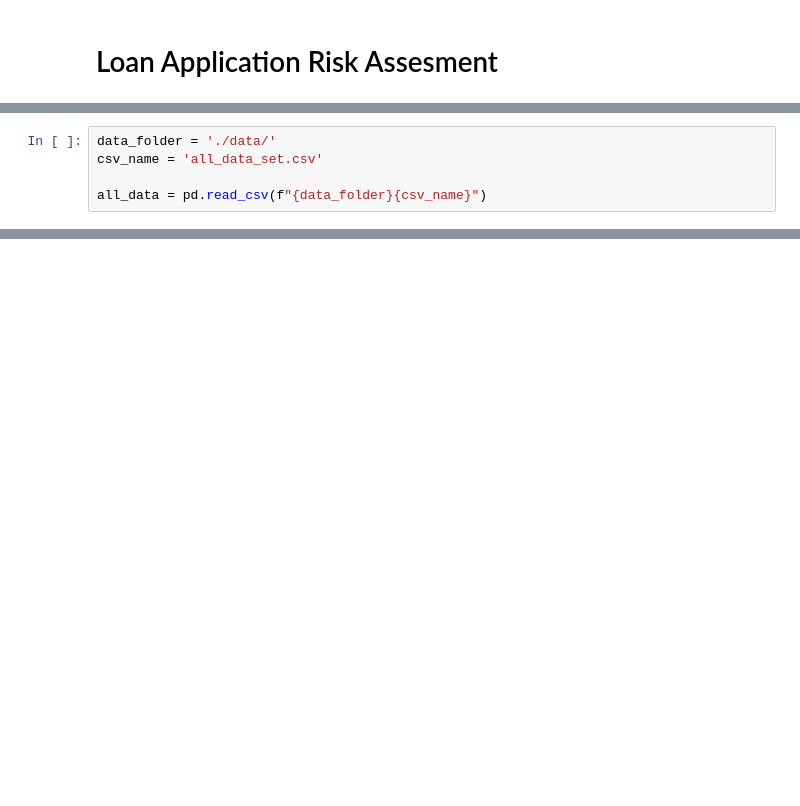
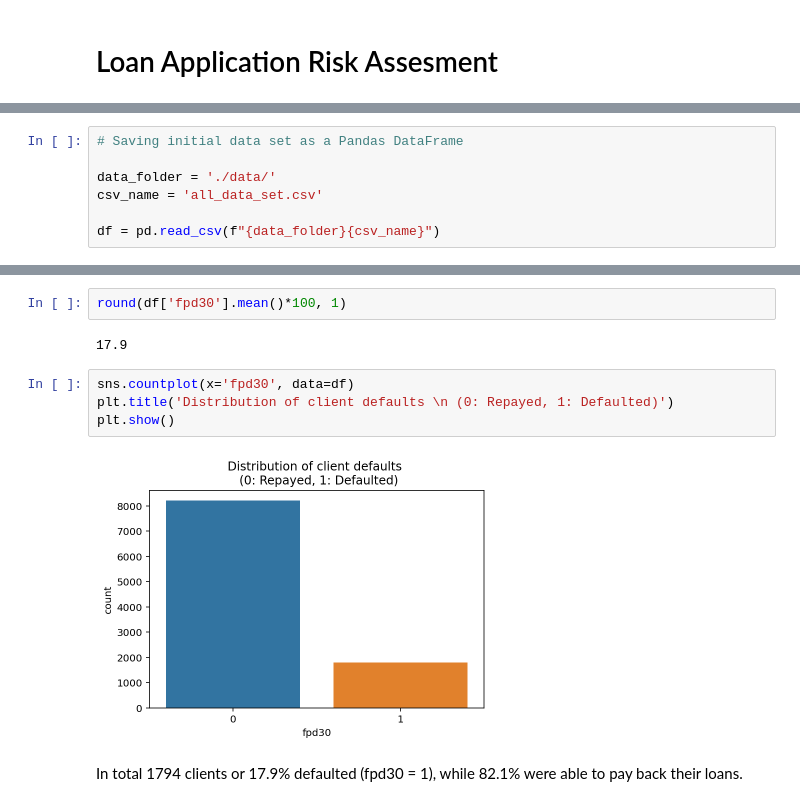
Before and after one commit to ArtisVansovics/loan_data_analysis, a Jupyter notebook: loan_data_analysis.ipynb, the cells around one changed output, grey strips where cells are left out. Saved outputs shown, nothing was run; the diff lists cells and outputs as text; blank space fills up the shorter version.

Commit message:
Added outline and basic data description

```diff
--- a/loan_data_analysis.ipynb
+++ b/loan_data_analysis.ipynb
@@ -19,7 +38,9 @@ for fn in uploaded.keys():
 Saving all_data_set.csv to all_data_set.csv
 User uploaded file "all_data_set.csv" with length 4850772 bytes
 # %%
+# Saving initial data set as a Pandas DataFrame
+
 data_folder = './data/'
 csv_name = 'all_data_set.csv'
 
-all_data = pd.read_csv(f"{data_folder}{csv_name}")
+df = pd.read_csv(f"{data_folder}{csv_name}")
@@ -25,0 +92,12 @@ all_data = pd.read_csv(f"{data_folder}{csv_name}")
+# %%
+round(df['fpd30'].mean()*100, 1)
+# %% [output]
+17.9
+# %%
+sns.countplot(x='fpd30', data=df)
+plt.title('Distribution of client defaults \n (0: Repayed, 1: Defaulted)')
+plt.show()
+# %% [output]
+[figure, added]
+# %% [markdown]
+In total 1794 clients or 17.9% defaulted (fpd30 = 1), while 82.1% were able to pay back their loans.
```
Also changed, not shown: parts of 12 cells of this notebook.
